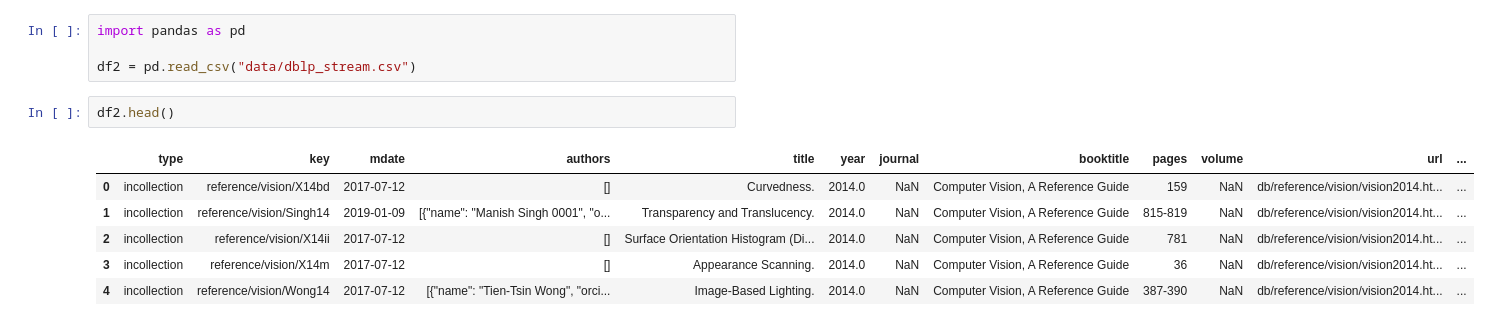
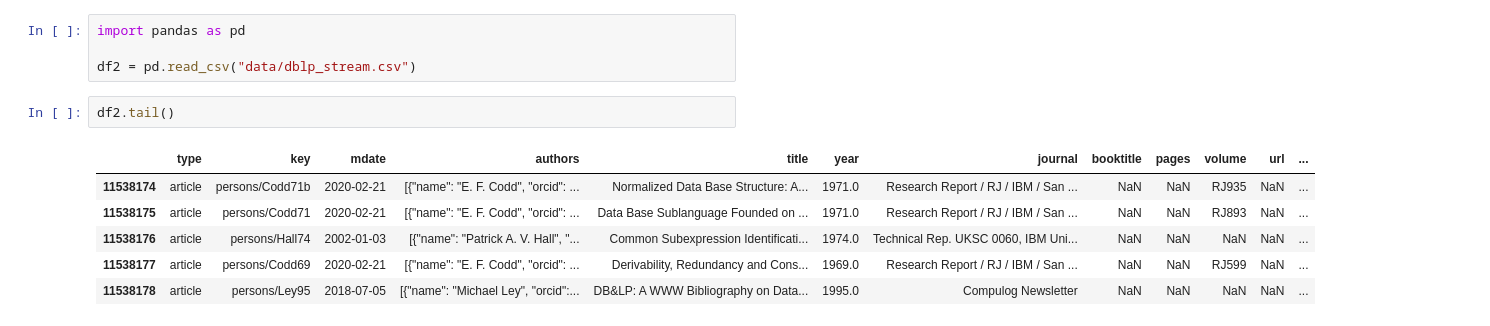
Before and after one commit to soppibbita/Proyecto_Analisis, a Jupyter notebook: dataframes.ipynb, the cells around one changed output. Saved outputs shown, nothing was run; the diff lists cells and outputs as text.

```diff
--- a/dataframes.ipynb
+++ b/dataframes.ipynb
@@ -203,11 +201,11 @@ import pandas as pd
 
 df2 = pd.read_csv("data/dblp_stream.csv")
 # %%
-df2.head()
+df2.tail()
 # %% [output]
 |  | type | key | mdate | authors | title | year | journal | booktitle | pages | volume | url | ... |
-| 0 | incollection | reference/vision/X14bd | 2017-07-12 | [] | Curvedness. | 2014.0 | NaN | Computer Vision, A Reference Guide | 159 | NaN | db/reference/vision/vision2014.ht... | ... |
-| 1 | incollection | reference/vision/Singh14 | 2019-01-09 | [{"name": "Manish Singh 0001", "o... | Transparency and Translucency. | 2014.0 | NaN | Computer Vision, A Reference Guide | 815-819 | NaN | db/reference/vision/vision2014.ht... | ... |
-| 2 | incollection | reference/vision/X14ii | 2017-07-12 | [] | Surface Orientation Histogram (Di... | 2014.0 | NaN | Computer Vision, A Reference Guide | 781 | NaN | db/reference/vision/vision2014.ht... | ... |
-| 3 | incollection | reference/vision/X14m | 2017-07-12 | [] | Appearance Scanning. | 2014.0 | NaN | Computer Vision, A Reference Guide | 36 | NaN | db/reference/vision/vision2014.ht... | ... |
-| 4 | incollection | reference/vision/Wong14 | 2017-07-12 | [{"name": "Tien-Tsin Wong", "orci... | Image-Based Lighting. | 2014.0 | NaN | Computer Vision, A Reference Guide | 387-390 | NaN | db/reference/vision/vision2014.ht... | ... |
+| 11538174 | article | persons/Codd71b | 2020-02-21 | [{"name": "E. F. Codd", "orcid": ... | Normalized Data Base Structure: A... | 1971.0 | Research Report / RJ / IBM / San ... | NaN | NaN | RJ935 | NaN | ... |
+| 11538175 | article | persons/Codd71 | 2020-02-21 | [{"name": "E. F. Codd", "orcid": ... | Data Base Sublanguage Founded on ... | 1971.0 | Research Report / RJ / IBM / San ... | NaN | NaN | RJ893 | NaN | ... |
+| 11538176 | article | persons/Hall74 | 2002-01-03 | [{"name": "Patrick A. V. Hall", "... | Common Subexpression Identificati... | 1974.0 | Technical Rep. UKSC 0060, IBM Uni... | NaN | NaN | NaN | NaN | ... |
+| 11538177 | article | persons/Codd69 | 2020-02-21 | [{"name": "E. F. Codd", "orcid": ... | Derivability, Redundancy and Cons... | 1969.0 | Research Report / RJ / IBM / San ... | NaN | NaN | RJ599 | NaN | ... |
+| 11538178 | article | persons/Ley95 | 2018-07-05 | [{"name": "Michael Ley", "orcid":... | DB&LP: A WWW Bibliography on Data... | 1995.0 | Compulog Newsletter | NaN | NaN | NaN | NaN | ... |
```
Also changed, not shown: parts of 6 cells of this notebook.
